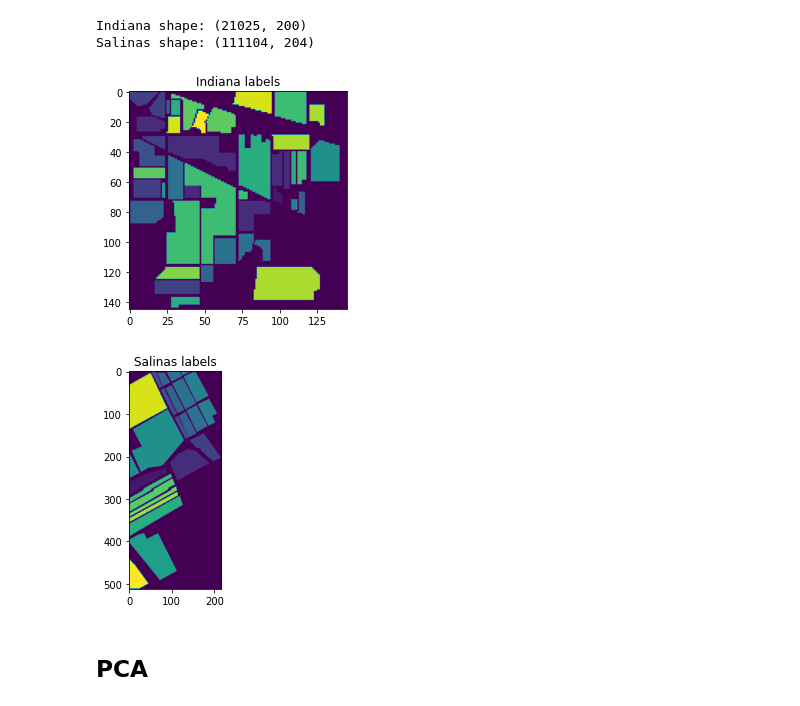
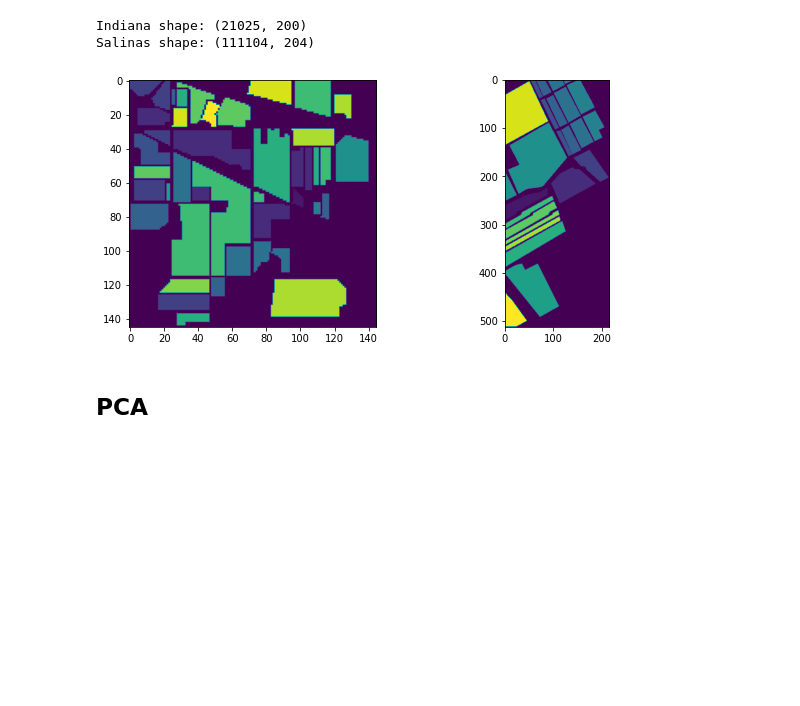
Before and after one commit to SabineHU/projet-IML, a Jupyter notebook: src/GMM.ipynb, the cells around one changed output. Drawn from its saved outputs; the diff is of its cells as text; code cells hidden in the pictures; blank space fills up the shorter version.

```diff
--- a/src/GMM.ipynb
+++ b/src/GMM.ipynb
@@ -28,15 +32,9 @@ print("Salinas shape: {}".format(X_salinas.shape))
 Indiana shape: (21025, 200)
 Salinas shape: (111104, 204)
 # %%
-plt.imshow(indiana_labels)
-plt.title("Indiana labels")
-plt.show()
-plt.imshow(salinas_labels)
-plt.title("Salinas labels")
-plt.show()
+plot_two_figures(indiana_labels, salinas_labels, '', '')
 # %% [output]
-[figure, old version]
+[figure, new version]
-[figure, removed]
 # %% [markdown]
  ## PCA
 # %%
```
Also changed, not shown: parts of 12 cells of this notebook, 3 other files.
